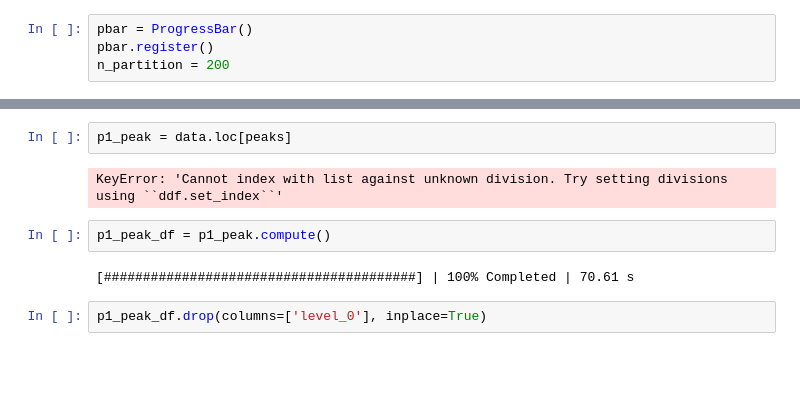
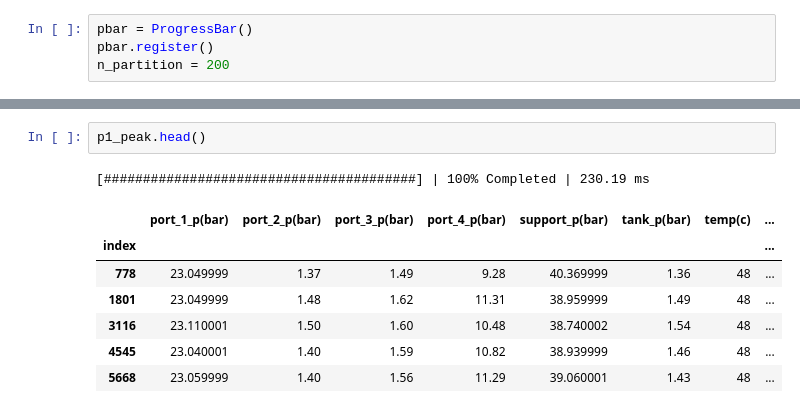
Before and after one commit to jinbeomjeong/joystick_endurance_test, a Jupyter notebook: analysis_data.ipynb, the cells around one changed output, grey strips where cells are left out. Saved outputs shown, nothing was run; the diff lists cells and outputs as text; blank space fills up the shorter version.

```diff
--- a/analysis_data.ipynb
+++ b/analysis_data.ipynb
@@ -68,10 +82,11 @@ print(len(peaks))
-# %%
-p1_peak = data.loc[peaks]
-# %% [output]
-KeyError: 'Cannot index with list against unknown division. Try setting divisions using ``ddf.set_index``'
-# %%
-p1_peak_df = p1_peak.compute()
-# %% [output]
-[########################################] | 100% Completed | 70.61 s
-# %%
-p1_peak_df.drop(columns=['level_0'], inplace=True)
+# %%
+p1_peak.head()
+# %% [output]
+[########################################] | 100% Completed | 230.19 ms
+|  | port_1_p(bar) | port_2_p(bar) | port_3_p(bar) | port_4_p(bar) | support_p(bar) | tank_p(bar) | temp(c) | ... |
+| index |  |  |  |  |  |  |  | ... |
+| 778 | 23.049999 | 1.37 | 1.49 | 9.28 | 40.369999 | 1.36 | 48 | ... |
+| 1801 | 23.049999 | 1.48 | 1.62 | 11.31 | 38.959999 | 1.49 | 48 | ... |
+| 3116 | 23.110001 | 1.50 | 1.60 | 10.48 | 38.740002 | 1.54 | 48 | ... |
+| 4545 | 23.040001 | 1.40 | 1.59 | 10.82 | 38.939999 | 1.46 | 48 | ... |
+| 5668 | 23.059999 | 1.40 | 1.56 | 11.29 | 39.060001 | 1.43 | 48 | ... |
```
Also changed, not shown: parts of 14 cells of this notebook.
